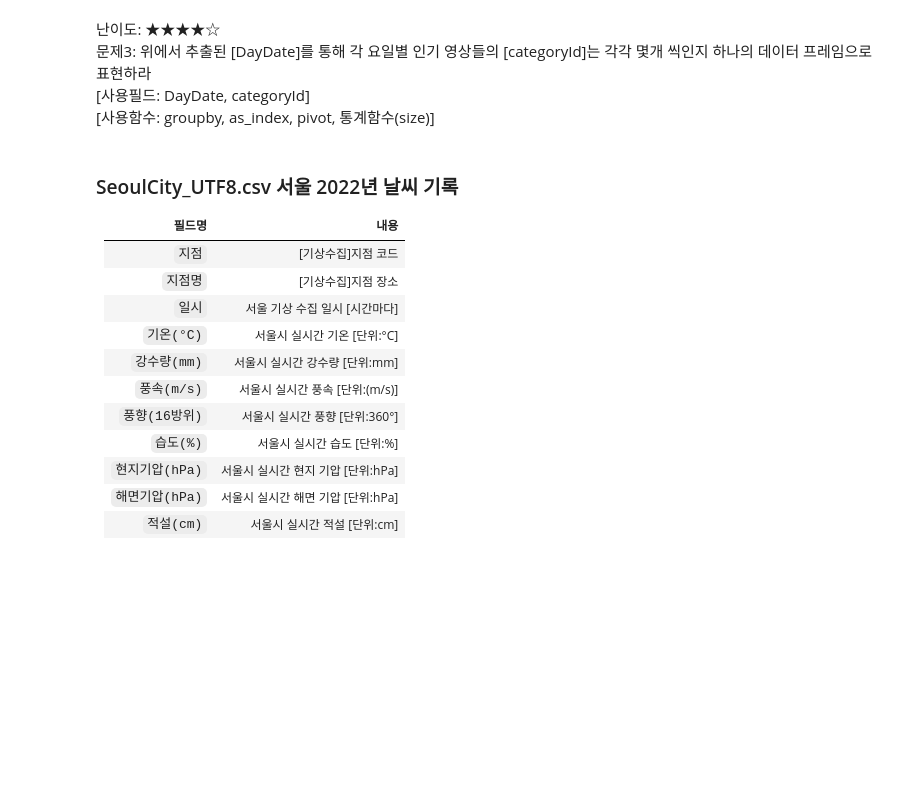
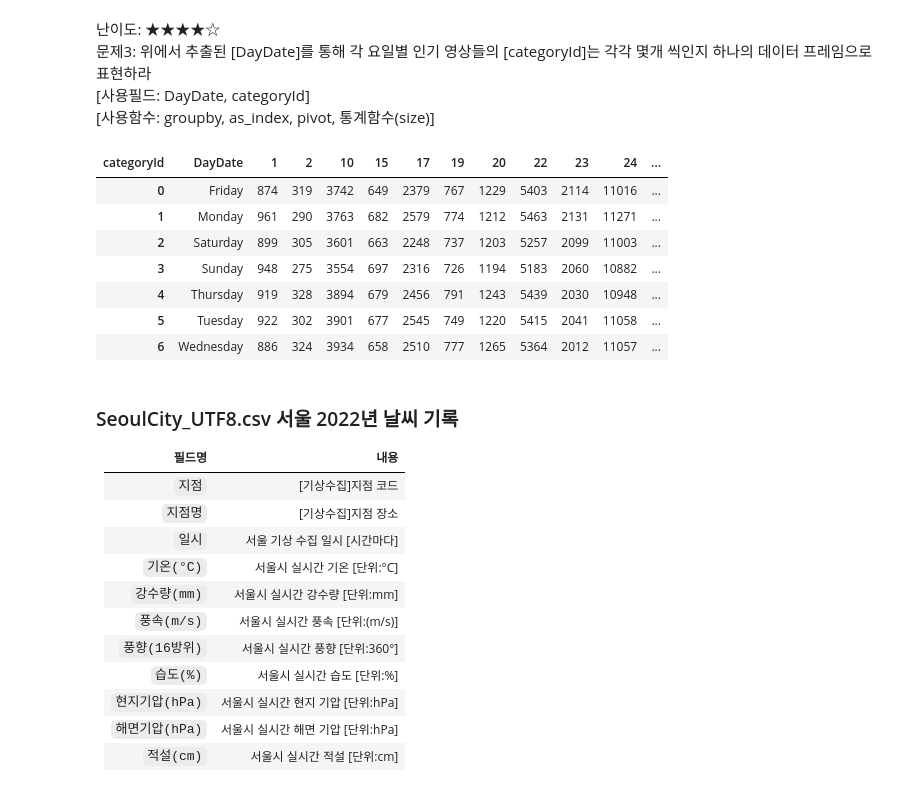
Before and after one commit to doxgxxn/231010_basic_study, a Jupyter notebook: ch02_Quest.ipynb, the cells around one changed output. Drawn from its saved outputs; the diff is of its cells as text; code cells hidden in the pictures; blank space fills up the shorter version.

```diff
--- a/ch02_Quest.ipynb
+++ b/ch02_Quest.ipynb
@@ -165,3 +252,22 @@ Youtube
+# %%
+# DayDate와 categoryId를 기준으로 그룹화하고, 각 그룹의 크기를 계산합니다.
+grouped = Youtube.groupby(['DayDate', 'categoryId']).size().reset_index(name='count')
+
+# 피벗 테이블을 생성하여 요일별로 categoryId별 동영상 수를 표시합니다.
+pivot_table = grouped.pivot(index='DayDate', columns='categoryId', values='count').fillna(0)
+
+# 인덱스를 다시 설정하여 필요한 형태의 데이터 프레임을 얻습니다.
+pivot_table.reset_index(inplace=True)
+pivot_table
+# %% [output]
+| categoryId | DayDate | 1 | 2 | 10 | 15 | 17 | 19 | 20 | 22 | 23 | 24 | ... |
+| 0 | Friday | 874 | 319 | 3742 | 649 | 2379 | 767 | 1229 | 5403 | 2114 | 11016 | ... |
+| 1 | Monday | 961 | 290 | 3763 | 682 | 2579 | 774 | 1212 | 5463 | 2131 | 11271 | ... |
+| 2 | Saturday | 899 | 305 | 3601 | 663 | 2248 | 737 | 1203 | 5257 | 2099 | 11003 | ... |
+| 3 | Sunday | 948 | 275 | 3554 | 697 | 2316 | 726 | 1194 | 5183 | 2060 | 10882 | ... |
+| 4 | Thursday | 919 | 328 | 3894 | 679 | 2456 | 791 | 1243 | 5439 | 2030 | 10948 | ... |
+| 5 | Tuesday | 922 | 302 | 3901 | 677 | 2545 | 749 | 1220 | 5415 | 2041 | 11058 | ... |
+| 6 | Wednesday | 886 | 324 | 3934 | 658 | 2510 | 777 | 1265 | 5364 | 2012 | 11057 | ... |
 # %% [markdown]
 ### SeoulCity_UTF8.csv 서울 2022년 날씨 기록
 |필드명|내용|
```
Also changed, not shown: parts of 23 cells of this notebook, 1 other file.
